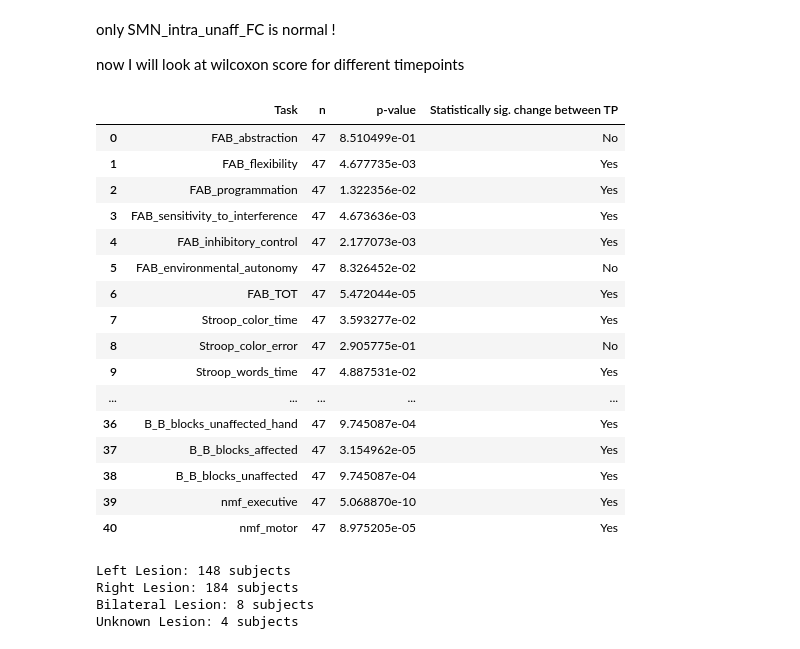
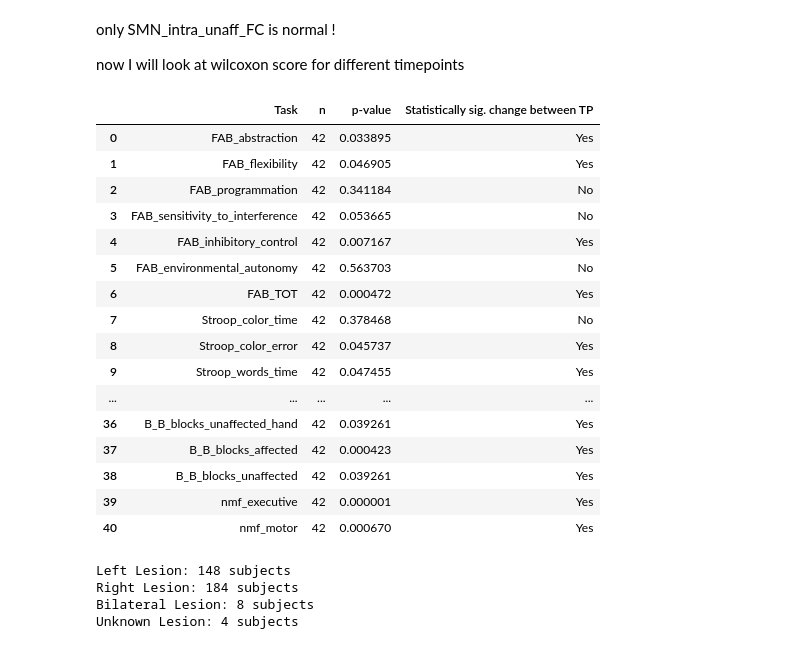
Before and after one commit to maylismlr/uphummel_MA4, a Jupyter notebook: clustering.ipynb, the cells around one changed output. Saved outputs shown, nothing was run; the diff lists cells and outputs as text; code cells hidden in the pictures.

```diff
--- a/clustering.ipynb
+++ b/clustering.ipynb
@@ -26,8 +26,14 @@ importlib.reload(functions)
 # %% [output]
 <module 'functions' from '/Users/maylismuller/Desktop/EPFL_DOCS/Master/MA4/Project Hummel/uphummel_MA4/functions.py'>
 # %%
-folder_path = "data/"
-regression_info, rsfMRI_full_info = functions.load_excel_data(folder_path)
+excel_folder_path = "data/"
+regression_info, rsfMRI_full_info = functions.load_excel_data(excel_folder_path)
+folder_path = "FC_matrices_times_wp11/"
+
+rois = [363, 364, 365, 368, 372, 373, 374, 377, 379, 361, 370, 362, 371, 12, 54, 56, 78, 96, 192, 234, 236, 258, 276, 8, 9, 51, 52, 53, 188, 189, 231, 232, 233]
+rois = [roi - 1 for roi in rois]
+rois_sub = rois
+rois_full = np.arange(0, 379)
 # %%
 
 # Folder containing the data
@@ -260,26 +363,26 @@ only SMN_intra_unaff_FC is normal !
 
 now I will look at wilcoxon score for different timepoints
 # %%
-results = functions.motor_longitudinal(regression_info)
+results = functions.motor_longitudinal(regression_info, tp=4)
 results
 # %% [output]
 |  | Task | n | p-value | Statistically sig. change between TP |
-| 0 | FAB_abstraction | 47 | 8.510499e-01 | No |
-| 1 | FAB_flexibility | 47 | 4.677735e-03 | Yes |
-| 2 | FAB_programmation | 47 | 1.322356e-02 | Yes |
-| 3 | FAB_sensitivity_to_interference | 47 | 4.673636e-03 | Yes |
-| 4 | FAB_inhibitory_control | 47 | 2.177073e-03 | Yes |
-| 5 | FAB_environmental_autonomy | 47 | 8.326452e-02 | No |
-| 6 | FAB_TOT | 47 | 5.472044e-05 | Yes |
-| 7 | Stroop_color_time | 47 | 3.593277e-02 | Yes |
-| 8 | Stroop_color_error | 47 | 2.905775e-01 | No |
-| 9 | Stroop_words_time | 47 | 4.887531e-02 | Yes |
+| 0 | FAB_abstraction | 42 | 0.033895 | Yes |
+| 1 | FAB_flexibility | 42 | 0.046905 | Yes |
+| 2 | FAB_programmation | 42 | 0.341184 | No |
+| 3 | FAB_sensitivity_to_interference | 42 | 0.053665 | No |
+| 4 | FAB_inhibitory_control | 42 | 0.007167 | Yes |
+| 5 | FAB_environmental_autonomy | 42 | 0.563703 | No |
+| 6 | FAB_TOT | 42 | 0.000472 | Yes |
+| 7 | Stroop_color_time | 42 | 0.378468 | No |
+| 8 | Stroop_color_error | 42 | 0.045737 | Yes |
+| 9 | Stroop_words_time | 42 | 0.047455 | Yes |
 | ... | ... | ... | ... | ... |
-| 36 | B_B_blocks_unaffected_hand | 47 | 9.745087e-04 | Yes |
-| 37 | B_B_blocks_affected | 47 | 3.154962e-05 | Yes |
-| 38 | B_B_blocks_unaffected | 47 | 9.745087e-04 | Yes |
-| 39 | nmf_executive | 47 | 5.068870e-10 | Yes |
-| 40 | nmf_motor | 47 | 8.975205e-05 | Yes |
+| 36 | B_B_blocks_unaffected_hand | 42 | 0.039261 | Yes |
+| 37 | B_B_blocks_affected | 42 | 0.000423 | Yes |
+| 38 | B_B_blocks_unaffected | 42 | 0.039261 | Yes |
+| 39 | nmf_executive | 42 | 0.000001 | Yes |
+| 40 | nmf_motor | 42 | 0.000670 | Yes |
 # %%
 # Split subjects based on "Lesion_side"
 lesion_left = regression_info[regression_info['Lesion_side'] == 'L']
```
Also changed, not shown: parts of 21 cells of this notebook, 4 other files.
